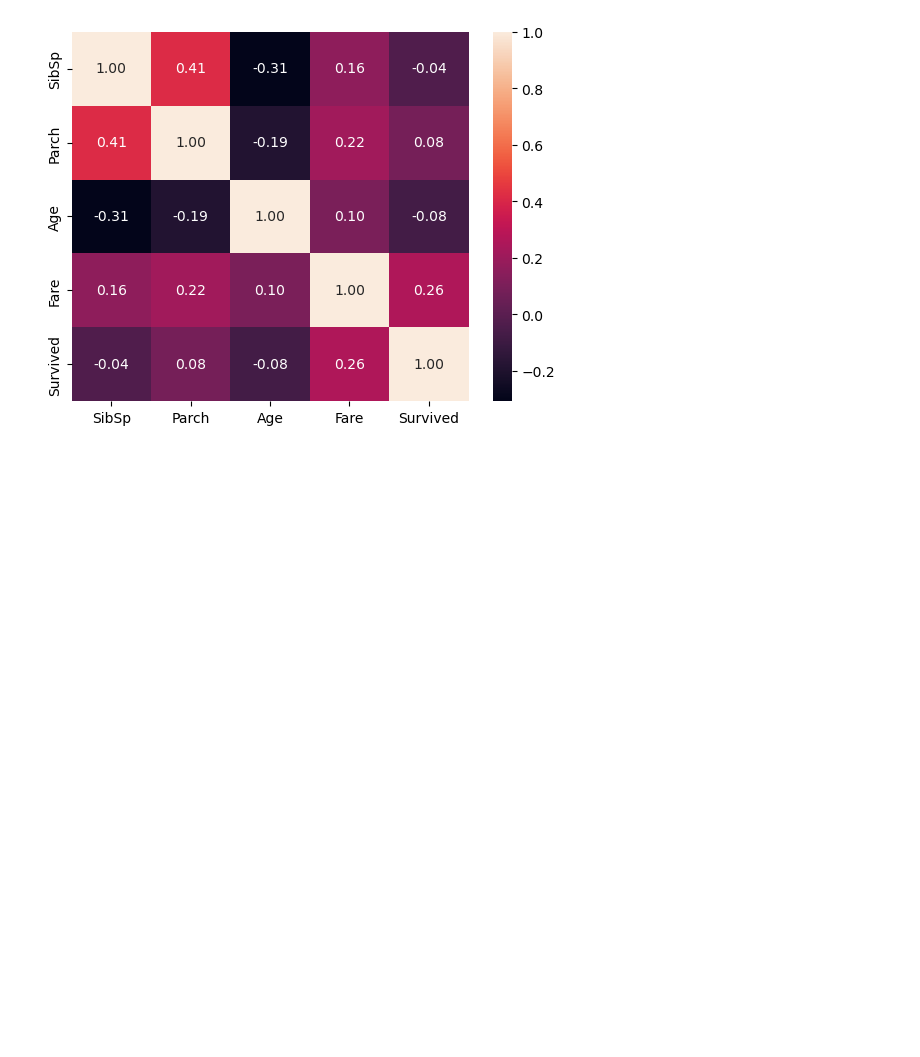
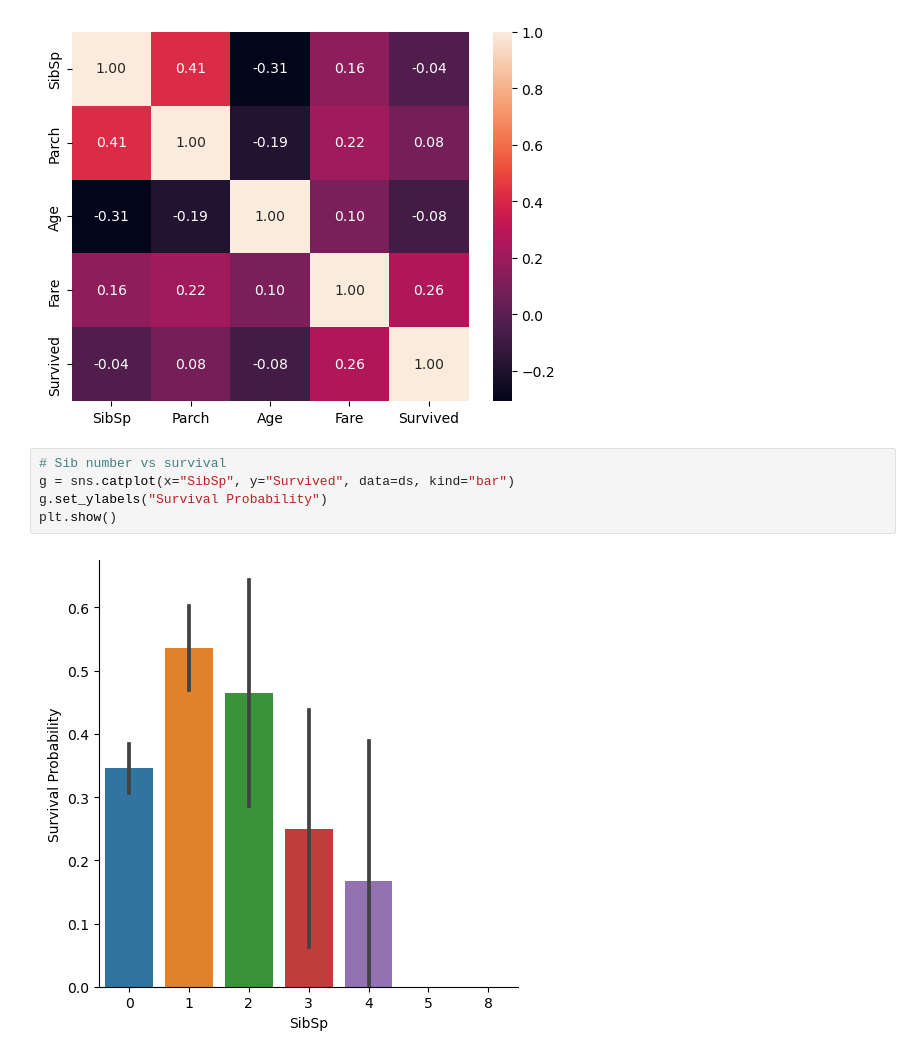
Before and after one commit to jtran217/Machine_Learning_Application_Learning, a Jupyter notebook: titanic-model/main.ipynb, the cells around one changed output. Drawn from its saved outputs; the diff is of its cells as text; blank space fills up the shorter version.

Commit message:
Wrap up titanic data set
Signed-off-by: jtran217 <jktran1998@gmail.com>

```diff
--- a/titanic-model/main.ipynb
+++ b/titanic-model/main.ipynb
@@ -415,3 +415,10 @@ sns.heatmap(ds[list1].corr(),annot=True,fmt=".2f")
 # %% [output]
 <Axes: >
 [figure]
+# %%
+# Sib number vs survival
+g = sns.catplot(x="SibSp", y="Survived", data=ds, kind="bar")
+g.set_ylabels("Survival Probability")
+plt.show()
+# %% [output]
+[figure, added]
```
Also changed, not shown: parts of 13 cells of this notebook.
